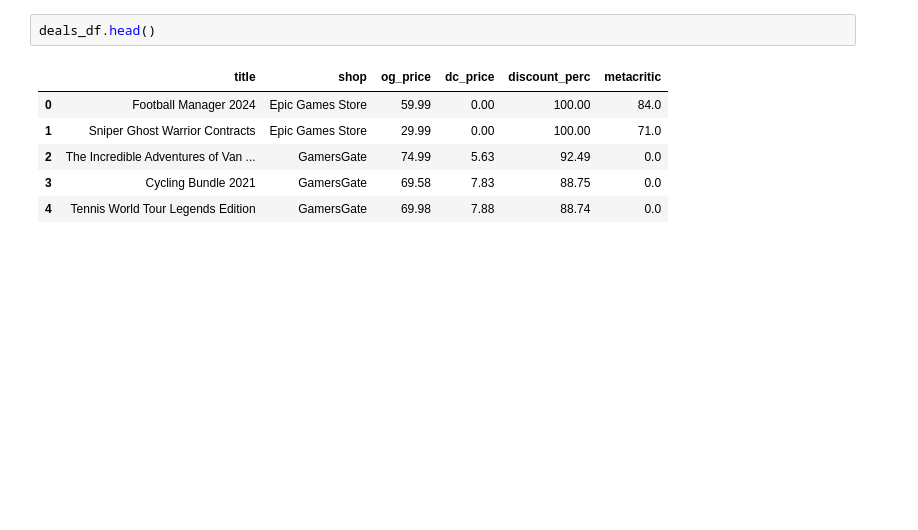
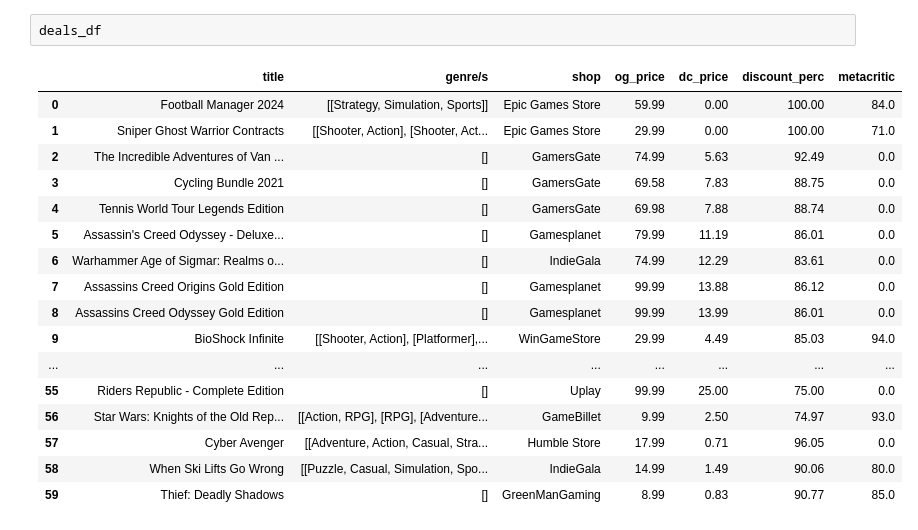
Before and after one commit to ivanalonsom/Project3_DataAnalysis_Oriented_To_Sales_Strategies, a Jupyter notebook: main.ipynb, the cells around one changed output. Saved outputs shown, nothing was run; the diff lists cells and outputs as text; blank space fills up the shorter version.

```diff
--- a/main.ipynb
+++ b/main.ipynb
@@ -5,12 +12,23 @@ deals_df = main("https://www.cheapshark.com/api/1.0/deals")
 # %%
-deals_df.head()
+deals_df
 # %% [output]
-|  | title | shop | og_price | dc_price | discount_perc | metacritic |
-| 0 | Football Manager 2024 | Epic Games Store | 59.99 | 0.00 | 100.00 | 84.0 |
-| 1 | Sniper Ghost Warrior Contracts | Epic Games Store | 29.99 | 0.00 | 100.00 | 71.0 |
-| 2 | The Incredible Adventures of Van ... | GamersGate | 74.99 | 5.63 | 92.49 | 0.0 |
-| 3 | Cycling Bundle 2021 | GamersGate | 69.58 | 7.83 | 88.75 | 0.0 |
-| 4 | Tennis World Tour Legends Edition | GamersGate | 69.98 | 7.88 | 88.74 | 0.0 |
+|  | title | genre/s | shop | og_price | dc_price | discount_perc | metacritic |
+| 0 | Football Manager 2024 | [[Strategy, Simulation, Sports]] | Epic Games Store | 59.99 | 0.00 | 100.00 | 84.0 |
+| 1 | Sniper Ghost Warrior Contracts | [[Shooter, Action], [Shooter, Act... | Epic Games Store | 29.99 | 0.00 | 100.00 | 71.0 |
+| 2 | The Incredible Adventures of Van ... | [] | GamersGate | 74.99 | 5.63 | 92.49 | 0.0 |
+| 3 | Cycling Bundle 2021 | [] | GamersGate | 69.58 | 7.83 | 88.75 | 0.0 |
+| 4 | Tennis World Tour Legends Edition | [] | GamersGate | 69.98 | 7.88 | 88.74 | 0.0 |
+| 5 | Assassin's Creed Odyssey - Deluxe... | [] | Gamesplanet | 79.99 | 11.19 | 86.01 | 0.0 |
+| 6 | Warhammer Age of Sigmar: Realms o... | [] | IndieGala | 74.99 | 12.29 | 83.61 | 0.0 |
+| 7 | Assassins Creed Origins Gold Edition | [] | Gamesplanet | 99.99 | 13.88 | 86.12 | 0.0 |
+| 8 | Assassins Creed Odyssey Gold Edition | [] | Gamesplanet | 99.99 | 13.99 | 86.01 | 0.0 |
+| 9 | BioShock Infinite | [[Shooter, Action], [Platformer],... | WinGameStore | 29.99 | 4.49 | 85.03 | 94.0 |
+| ... | ... | ... | ... | ... | ... | ... | ... |
+| 55 | Riders Republic - Complete Edition | [] | Uplay | 99.99 | 25.00 | 75.00 | 0.0 |
+| 56 | Star Wars: Knights of the Old Rep... | [[Action, RPG], [RPG], [Adventure... | GameBillet | 9.99 | 2.50 | 74.97 | 93.0 |
+| 57 | Cyber Avenger | [[Adventure, Action, Casual, Stra... | Humble Store | 17.99 | 0.71 | 96.05 | 0.0 |
+| 58 | When Ski Lifts Go Wrong | [[Puzzle, Casual, Simulation, Spo... | IndieGala | 14.99 | 1.49 | 90.06 | 80.0 |
+| 59 | Thief: Deadly Shadows | [] | GreenManGaming | 8.99 | 0.83 | 90.77 | 85.0 |
 # %%
 average_disc_vs_shop_bar(deals_df)
 # %% [output]
```
Also changed, not shown: parts of 8 cells of this notebook, 5 other files.
